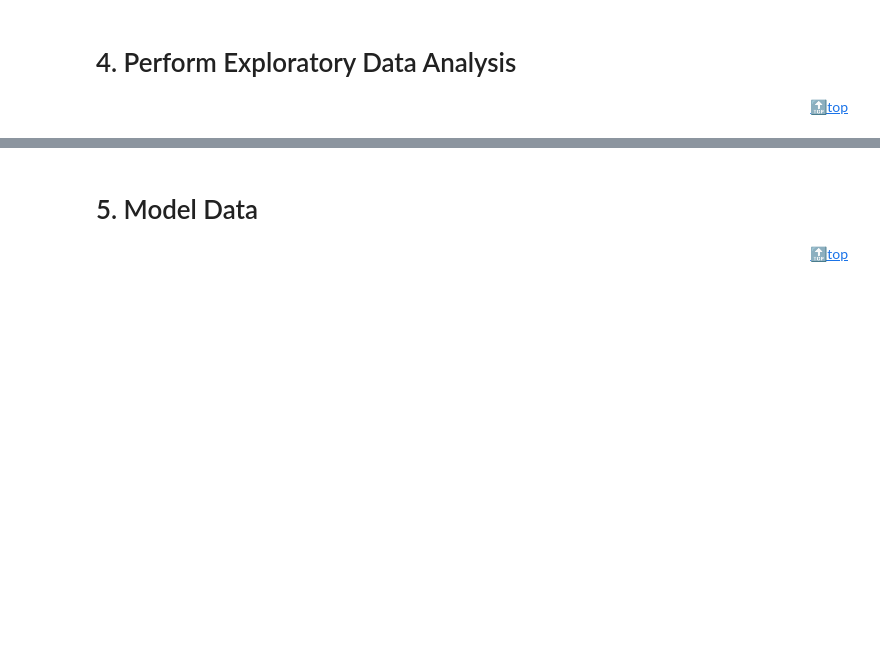
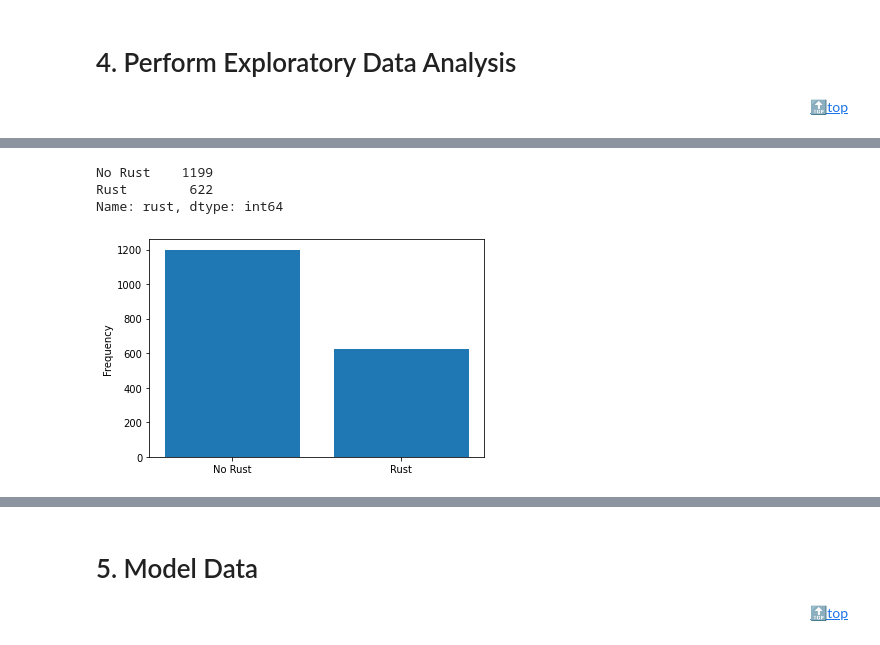
Before and after one commit to dhsong95/Kaggle-Data-Analysis, a Jupyter notebook: Plant Pathology 2020 FGVC7/Plant-Pathology-v1.ipynb, the cells around one changed output, grey strips where cells are left out. Saved outputs shown, nothing was run; the diff lists cells and outputs as text; code cells hidden in the pictures; blank space fills up the shorter version.

```diff
--- a/Plant Pathology 2020 FGVC7/Plant-Pathology-v1.ipynb
+++ b/Plant Pathology 2020 FGVC7/Plant-Pathology-v1.ipynb
@@ -201,0 +290,7 @@ dtype: int64
+# %%
+barplot(train_df, 'rust', ['No Rust', 'Rust'])
+# %% [output]
+No Rust    1199
+Rust        622
+Name: rust, dtype: int64
+[figure, added]
```
Also changed, not shown: parts of 65 cells of this notebook, 1 other file.
